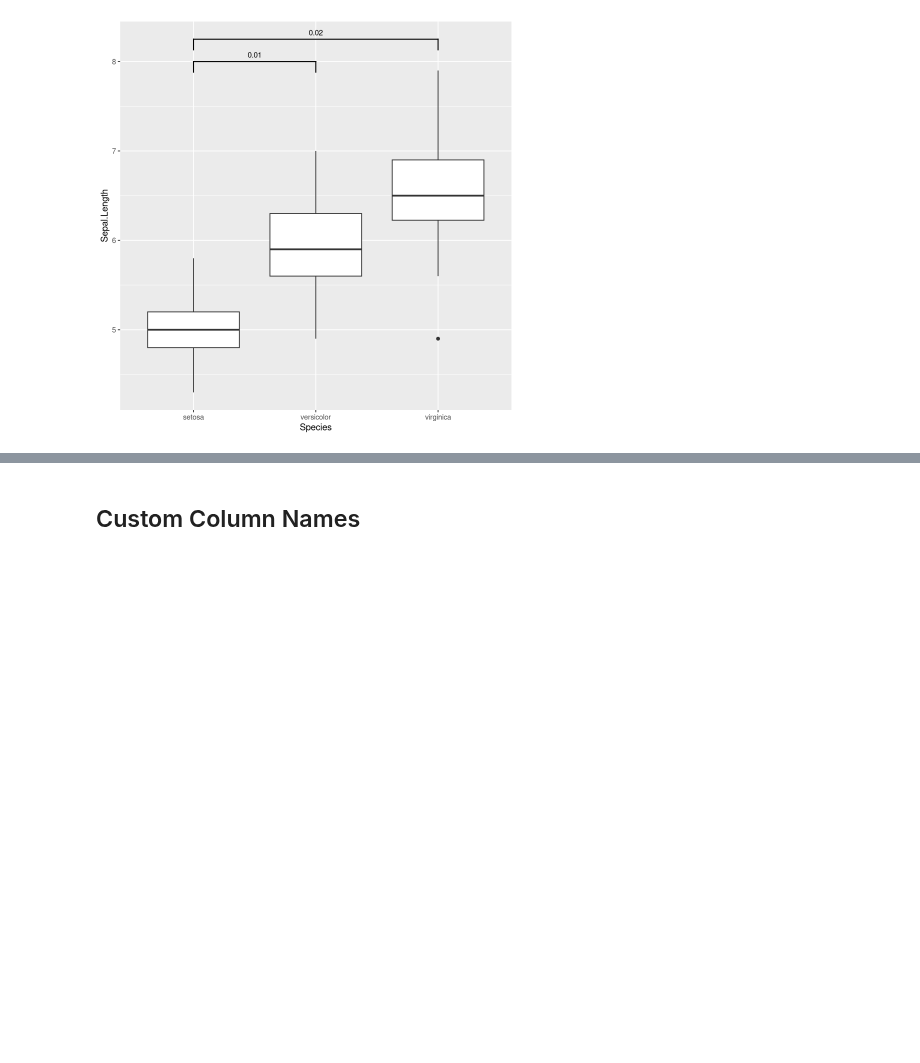
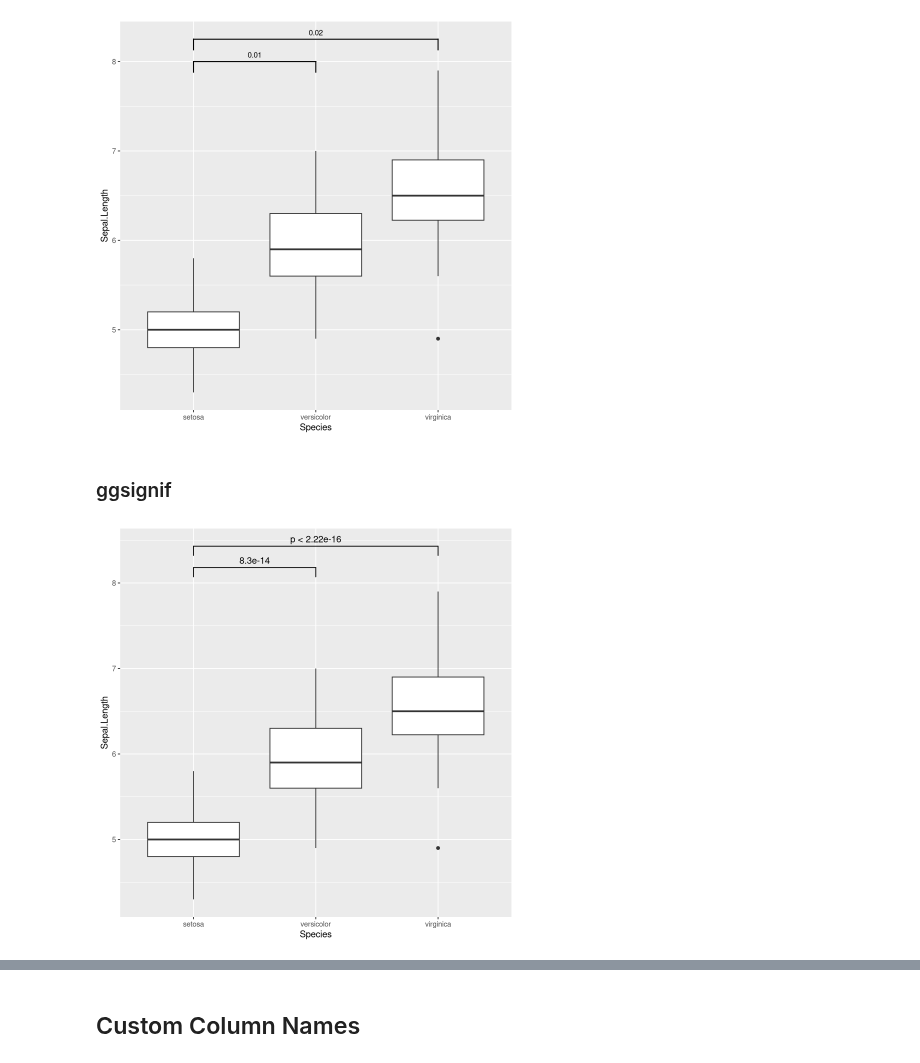
Before and after one commit to ASmirnov-HORIS/lets-plot-experiments, a Jupyter notebook: demo/signif/explore_signif_R_2025_12_26.ipynb, the cells around one changed output, grey strips where cells are left out. Cells and saved outputs as stored; diff of their text form; code cells hidden in the pictures; blank space fills up the shorter version.

Commit message:
Add signif geom.

```diff
--- a/demo/signif/explore_signif_R_2025_12_26.ipynb
+++ b/demo/signif/explore_signif_R_2025_12_26.ipynb
@@ -33,3 +36,15 @@ A data.frame: 2 × 4
 p + add_pvalue(p_values_df)
 # %% [output]
 [figure]
+# %% [markdown]
+### ggsignif
+# %%
+p + geom_signif(
+    comparisons = list(
+        c("setosa", "versicolor"),
+        c("setosa", "virginica")
+    ),
+    y_position = c(8, 8.25)
+)
+# %% [output]
+[figure, added]
```
Also changed, not shown: parts of 8 cells of this notebook.
